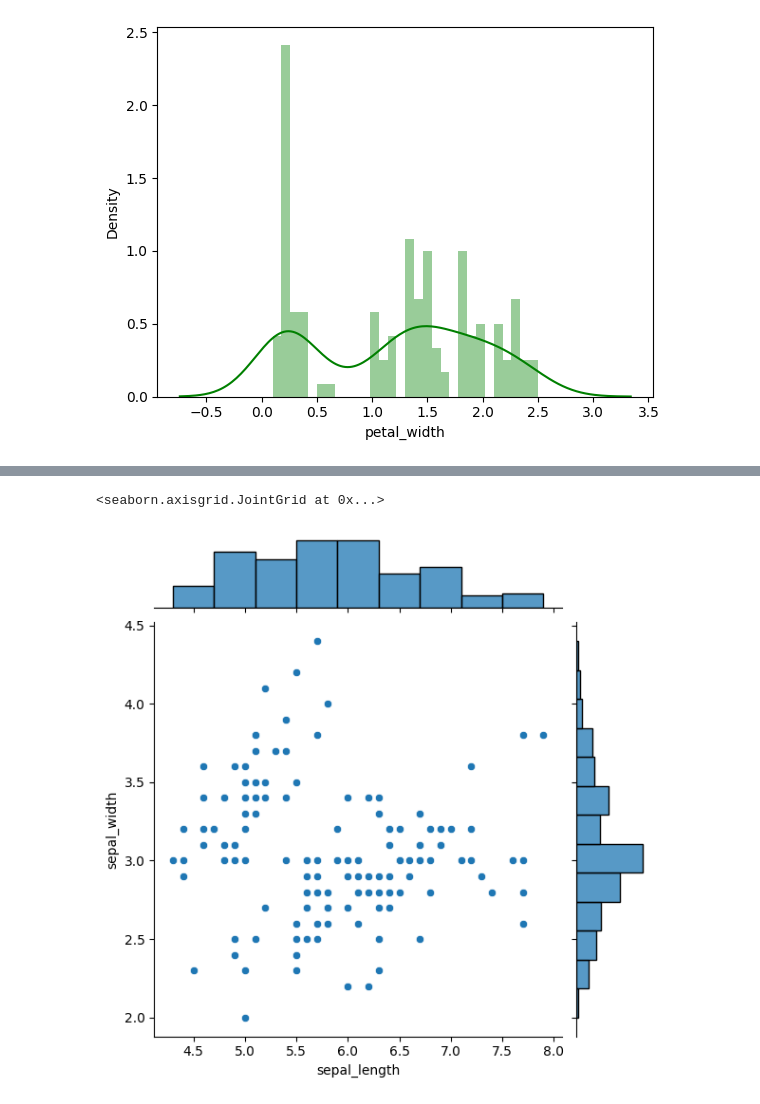
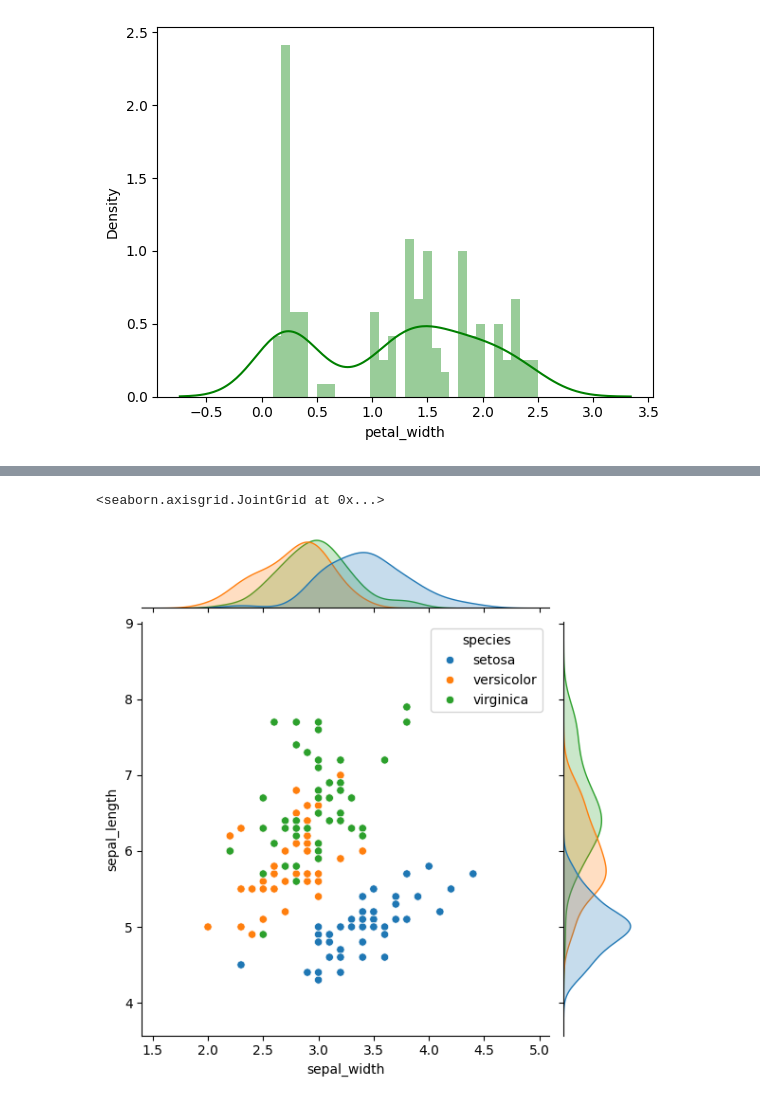
Before and after one commit to dpkasahu/numpy, a Jupyter notebook: Seaborn.ipynb, the cells around one changed output, grey strips where cells are left out. Drawn from its saved outputs; the diff is of its cells as text; code cells hidden in the pictures.

```diff
--- a/Seaborn.ipynb
+++ b/Seaborn.ipynb
@@ -97,5 +102,5 @@ https://gist.github.com/mwaskom/de44147ed2974457ad6372750bbe5751
 # %%
-sns.jointplot(x='sepal_length',y='sepal_width',data=sb1)
+sns.jointplot(x='sepal_width',y='sepal_length',data=sb1,hue='species')
 # %% [output]
 <seaborn.axisgrid.JointGrid at 0x...>
-[figure, old version]
+[figure, new version]
```
Also changed, not shown: parts of 1 cell of this notebook.
